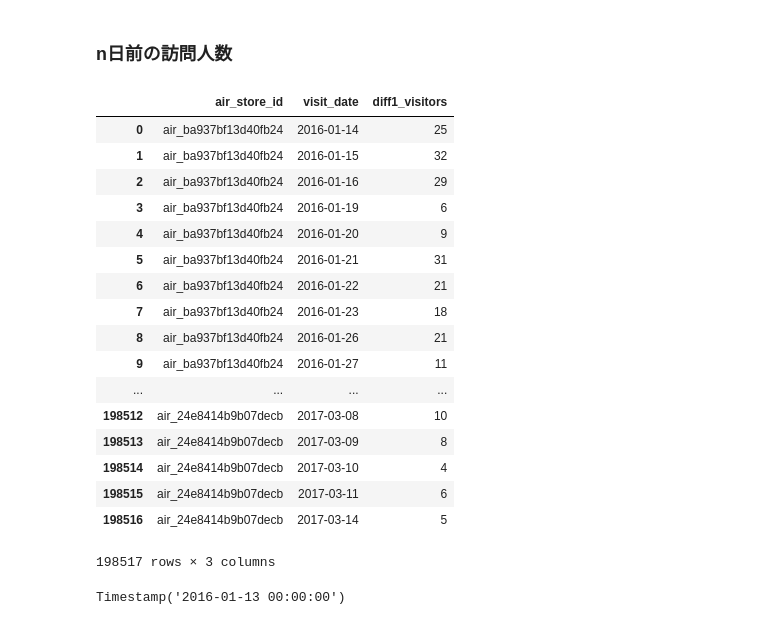
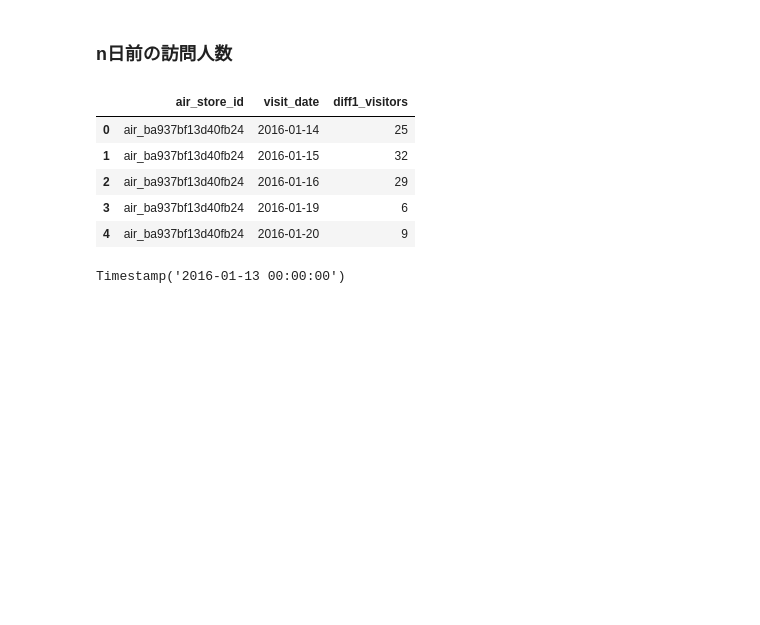
Before and after one commit to recruit-exercise/recruit_exercise, a Jupyter notebook: notebook/create_feature_base_on_reserve.ipynb, the cells around one changed output. Drawn from its saved outputs; the diff is of its cells as text; code cells hidden in the pictures; blank space fills up the shorter version.

```diff
--- a/notebook/create_feature_base_on_reserve.ipynb
+++ b/notebook/create_feature_base_on_reserve.ipynb
@@ -374,26 +261,14 @@ diff1_visitors = diff1_visitors.rename(columns={"visitors_x":"visitors","visitor
 # %%
 diff1_visitors["visit_date"] = pd.to_datetime(diff1_visitors["visit_date"])
 # %%
-diff1_visitors
+diff1_visitors.head()
 # %% [output]
 |  | air_store_id | visit_date | diff1_visitors |
 | 0 | air_ba937bf13d40fb24 | 2016-01-14 | 25 |
 | 1 | air_ba937bf13d40fb24 | 2016-01-15 | 32 |
 | 2 | air_ba937bf13d40fb24 | 2016-01-16 | 29 |
 | 3 | air_ba937bf13d40fb24 | 2016-01-19 | 6 |
 | 4 | air_ba937bf13d40fb24 | 2016-01-20 | 9 |
-| 5 | air_ba937bf13d40fb24 | 2016-01-21 | 31 |
-| 6 | air_ba937bf13d40fb24 | 2016-01-22 | 21 |
-| 7 | air_ba937bf13d40fb24 | 2016-01-23 | 18 |
-| 8 | air_ba937bf13d40fb24 | 2016-01-26 | 21 |
-| 9 | air_ba937bf13d40fb24 | 2016-01-27 | 11 |
-| ... | ... | ... | ... |
-| 198512 | air_24e8414b9b07decb | 2017-03-08 | 10 |
-| 198513 | air_24e8414b9b07decb | 2017-03-09 | 8 |
-| 198514 | air_24e8414b9b07decb | 2017-03-10 | 4 |
-| 198515 | air_24e8414b9b07decb | 2017-03-11 | 6 |
-| 198516 | air_24e8414b9b07decb | 2017-03-14 | 5 |
-198517 rows × 3 columns
 # %%
 air_visit["visit_date"][0]
 # %% [output]
```
Also changed, not shown: parts of 46 cells of this notebook.
